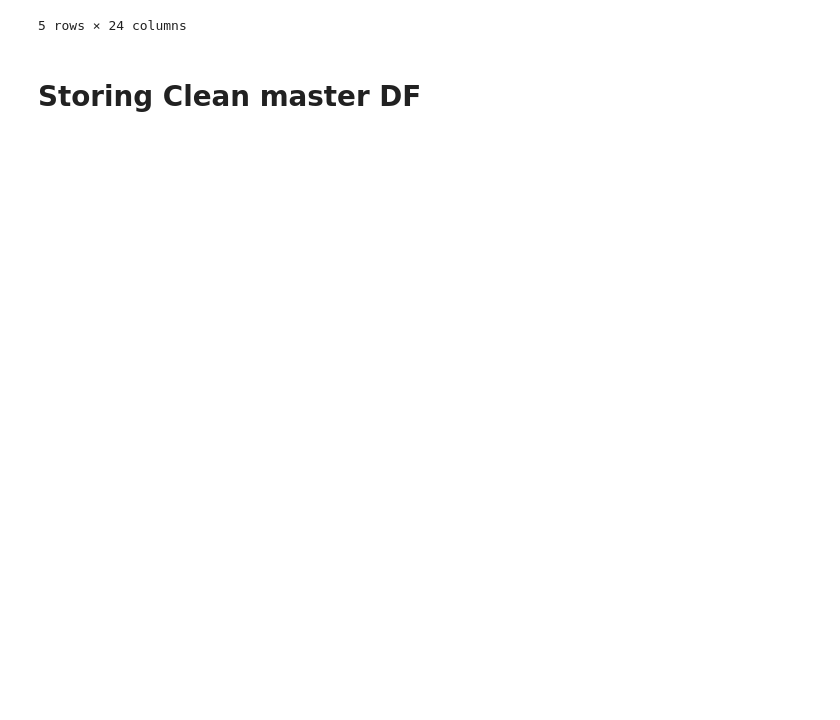
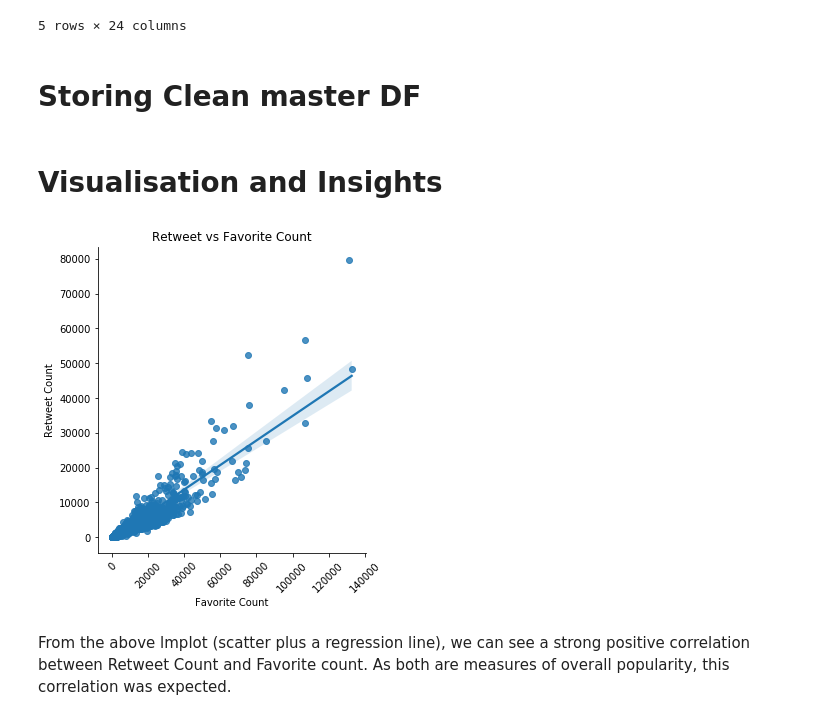
Before and after one commit to Tavnuh/we-rate-dogs, a Jupyter notebook: wrangle_act.ipynb, the cells around one changed output. Drawn from its saved outputs; the diff is of its cells as text; code cells hidden in the pictures; blank space fills up the shorter version.

```diff
--- a/wrangle_act.ipynb
+++ b/wrangle_act.ipynb
@@ -3,9 +3,9 @@ import pandas as pd
 import numpy as np
 import json
 import requests
-import tweepy
-from tweepy import OAuthHandler
-from timeit import default_timer as timer
+import seaborn as sns
+import matplotlib.pyplot as plt
+plt.style.use('ggplot')
 # %% [markdown]
 # Data Gathering
 # %% [markdown]
@@ -589,3 +589,17 @@ df_combined.head()
 # Storing Clean master DF
 # %%
 df_combined.to_csv('CSV/twitter_archive_master.csv',index=False)
+# %% [markdown]
+# Visualisation and Insights
+# %%
+sns.lmplot(x='favorite_count',
+           y='retweet_count',
+          data=df_combined)
+plt.xticks(rotation=45)
+plt.xlabel('Favorite Count')
+plt.ylabel('Retweet Count')
+plt.title('Retweet vs Favorite Count');
+# %% [output]
+[figure, added]
+# %% [markdown]
+From the above lmplot (scatter plus a regression line), we can see a strong positive correlation between Retweet Count and Favorite count. As both are measures of overall popularity, this correlation was expected.
```
Also changed, not shown: parts of 2 cells of this notebook.
